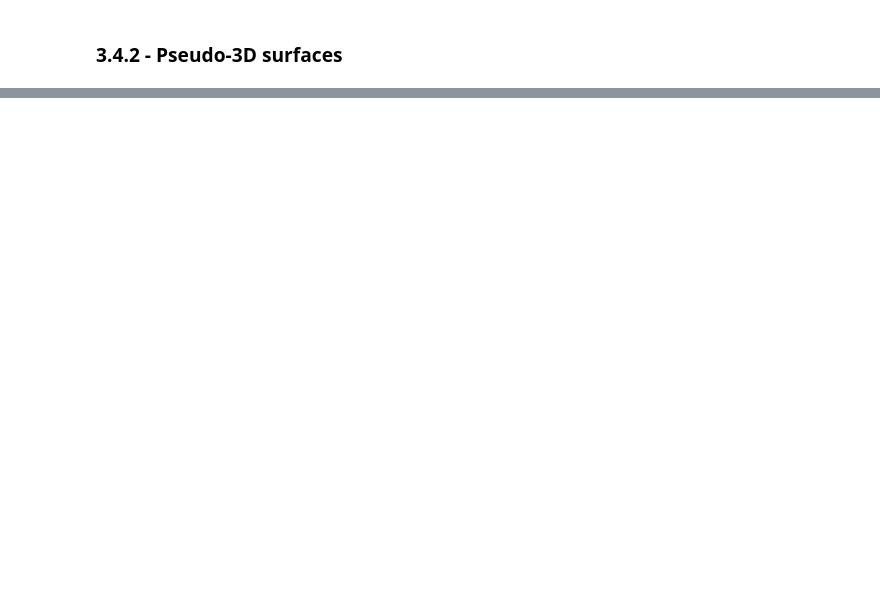
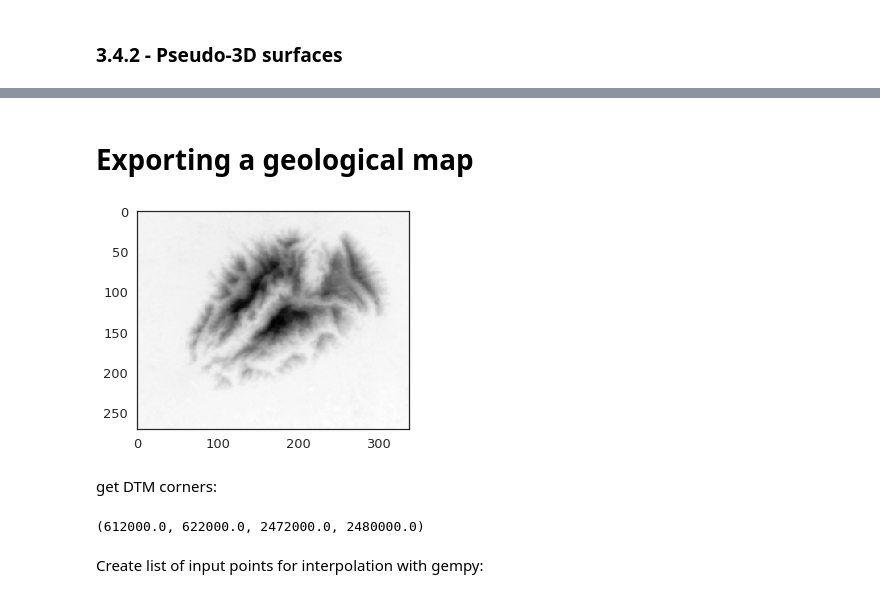
Before and after one commit to cgre-aachen/remote-geomod, a Jupyter notebook: notebooks/03_geological_modeling.ipynb, the cells around one changed output, grey strips where cells are left out. Saved outputs shown, nothing was run; the diff lists cells and outputs as text; code cells hidden in the pictures; blank space fills up the shorter version.

Commit message:
Funny hacks to get geological map exported

```diff
--- a/notebooks/03_geological_modeling.ipynb
+++ b/notebooks/03_geological_modeling.ipynb
@@ -77,0 +80,13 @@ for i in range(3):
+# %% [markdown]
+# Exporting a geological map
+# %%
+import gdal
+geotiff_filepath = "../data/dome_sub_sub_utm.tif"
+raster = gdal.Open(geotiff_filepath)
+dtm = raster.ReadAsArray()
+# %%
+import matplotlib.pyplot as plt
+plt.imshow(dtm)
+plt.show()
+# %% [output]
+[figure, added]
@@ -77,0 +97,10 @@ for i in range(3):
+# %% [markdown]
+get DTM corners:
+# %%
+dtm_E_min = geoinformation[0]
+dtm_E_max = geoinformation[0] + geoinformation[1] * raster.RasterXSize
+dtm_N_min = geoinformation[3] + geoinformation[5] * raster.RasterYSize
+dtm_N_max = geoinformation[3]
+dtm_E_min, dtm_E_max, dtm_N_min, dtm_N_max
+# %% [output]
+(612000.0, 622000.0, 2472000.0, 2480000.0)
@@ -77,0 +112,2 @@ for i in range(3):
+# %% [markdown]
+Create list of input points for interpolation with gempy:
```
Also changed, not shown: parts of 21 cells of this notebook.
